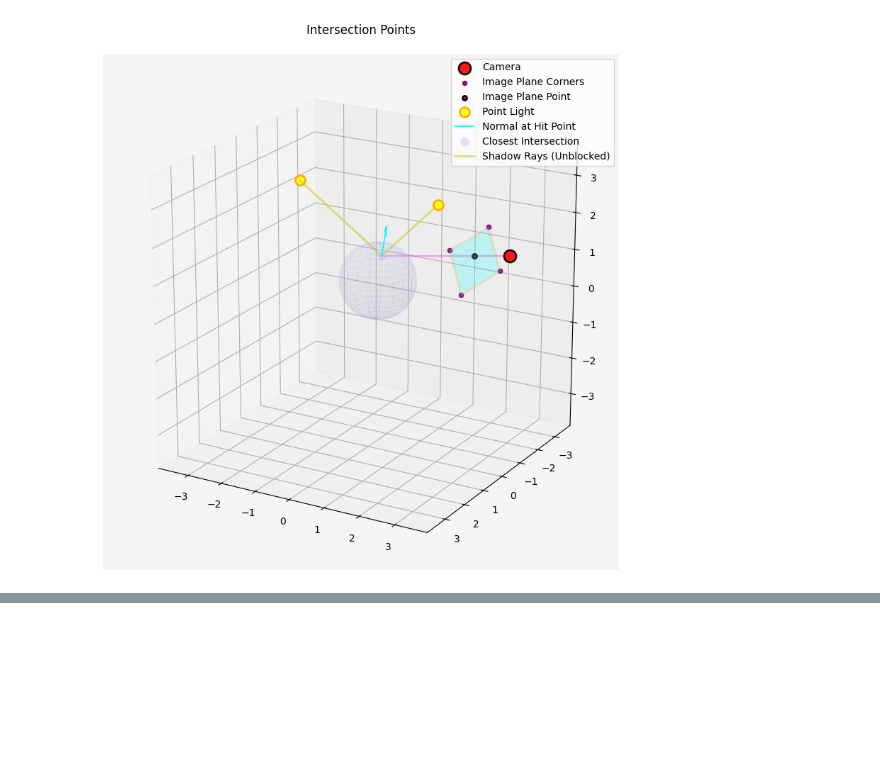
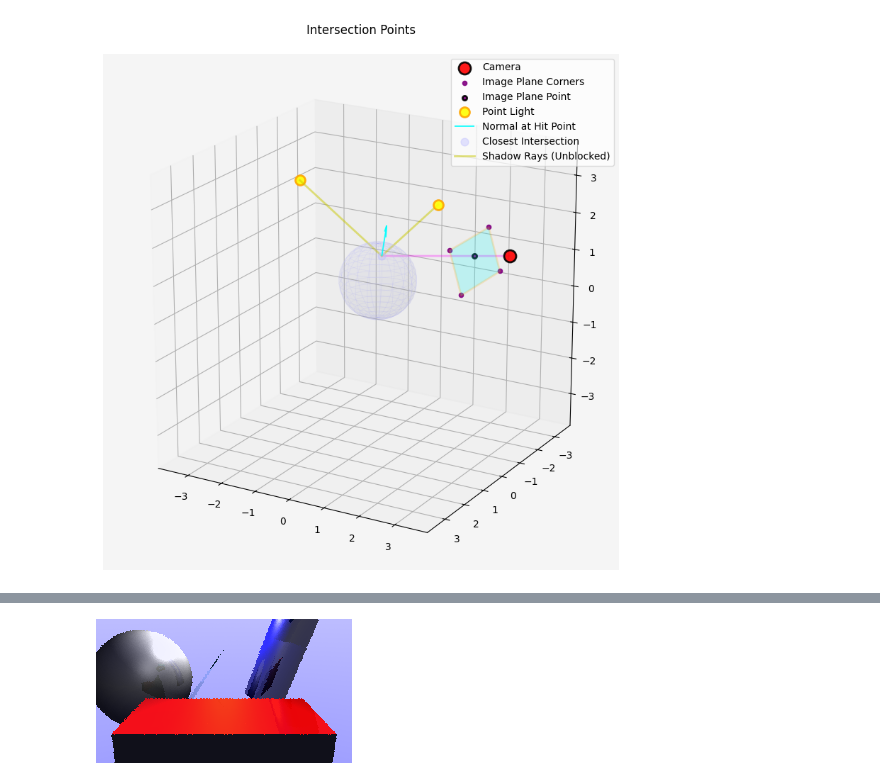
Before and after one commit to HonzaSik/educational-ray-tracer, a Jupyter notebook: notebooks/educational.ipynb, the cells around one changed output, grey strips where cells are left out. Saved outputs shown, nothing was run; the diff lists cells and outputs as text; code cells hidden in the pictures; blank space fills up the shorter version.

Commit message:
ADD: objects transformation

```diff
--- a/notebooks/educational.ipynb
+++ b/notebooks/educational.ipynb
@@ -752,0 +864,87 @@ VBox(children=(Image(value=b'', layout="Layout(border_bottom='1px solid #ddd', b
+# %%
+red_sphere = Object(
+    geometry=Sphere(center=Vertex(-2, 0.5, 2), radius=1.2),
+    material=PhongMaterial(
+        base_color=Color.custom_rgb(255, 255, 255),
+        spec_color=Color.custom_rgb(255, 255, 255),
+        transparency=0.1,
+        reflectivity=0.1
+    )
+)
+
+green_box = Object(
+    geometry=Box(corner1=Vertex(1, 0, 1), corner2=Vertex(2, 1, -1)),
+    material=PhongMaterial(
+        base_color=Color.custom_rgb(255, 0, 0),
+        spec_color=Color.custom_rgb(255, 255, 0),
+        transparency=0.1,
+        reflectivity=0.1
+    )
+)
+
+blue_triangle = Object(
+    geometry=Triangle(v0=Vertex(0, 1.5, 0), v1=Vertex(1, 0, 1), v2=Vertex(-1, 0, 1)),
+    material=PhongMaterial(
+        base_color=Color.custom_rgb(0, 255, 255),
+        spec_color=Color.custom_rgb(255, 255, 255),
+        transparency=0.8,
+        reflectivity=0.1
+    )
+)
+
+plane = Object(
+    geometry=Plane(point=Vertex(0, -1, 0), normal=Vector(0, 1, 0)),
+    material=PhongMaterial(
+        base_color=Color.custom_rgb(0, 0, 255),
+        spec_color=Color.custom_rgb(255, 255, 255),
+        transparency=0.2,
+        reflectivity=0.8
+    )
+)
+
+cylinder = Object(
+    geometry=Cylinder(base_point=Vertex(-2, 0, -1), cap_point=Vertex(-2, 3, -2), radius=0.5),
+    material=PhongMaterial(
+        base_color=Color.custom_rgb(0, 0, 255),
+        spec_color=Color.custom_rgb(255, 255, 255),
+        reflectivity=0.3
+    )
+)
+
+torus = Object(
+    geometry=Torus(center=Vertex(0, 2.5, -1), radius_major=0.5, radius_tube=0.2),
+    material=PhongMaterial(
+        base_color=Color.custom_rgb(0, 110, 255),
+        spec_color=Color.custom_rgb(255, 255, 255),
+        transparency=0.3,
+        reflectivity=0.1
+    )
+)
+
+objects = [red_sphere, green_box, blue_triangle, plane, cylinder, torus]
+
+scene.objects = objects
+
+vis.create_empty_scene(size=3.0, figsize=(12, 8), show_axes_labels=False, show_arrows=False, show_grid=True, show_axes=False, show_xyz_labels=False)
+vis.plot_camera_position_and_orientation(camera, show_frustum=False, frustum_depth=5, show_camera_orientation=False, show_plane=True)
+vis.visualize_objects(objects)
+
+render_configuration = RenderConfig(
+    resolution=Resolution.R144p,
+    samples_per_pixel=1,
+    max_depth=3,
+)
+
+preview_configuration = PreviewConfig(
+    progress_display=ProgressDisplay.TQDM_IMAGE_PREVIEW,
+)
+
+my_renderer = LinearRayCaster(scene=scene, shading_model=MyBlinnPhongShader(), render_config=render_configuration, preview_config=preview_configuration, integrator=MyIntegrator(show_reflections=True, show_refractions=True, vis=vis, max_depth=3))
+
+rendered_image = my_renderer.render("rendered_scene_with_lights.png")
+ipynb_display_images("rendered_scene_with_lights.png")
+
+vis.set_title("Reflection", fontsize=12)
+vis.savefig("camera_ray.png", dpi=300)
+vis.show(show_legend=True)
+# %% [output]
@@ -752,0 +952 @@ VBox(children=(Image(value=b'', layout="Layout(border_bottom='1px solid #ddd', b
+[figure, added]
```
Also changed, not shown: parts of 7 cells of this notebook, 19 other files.
